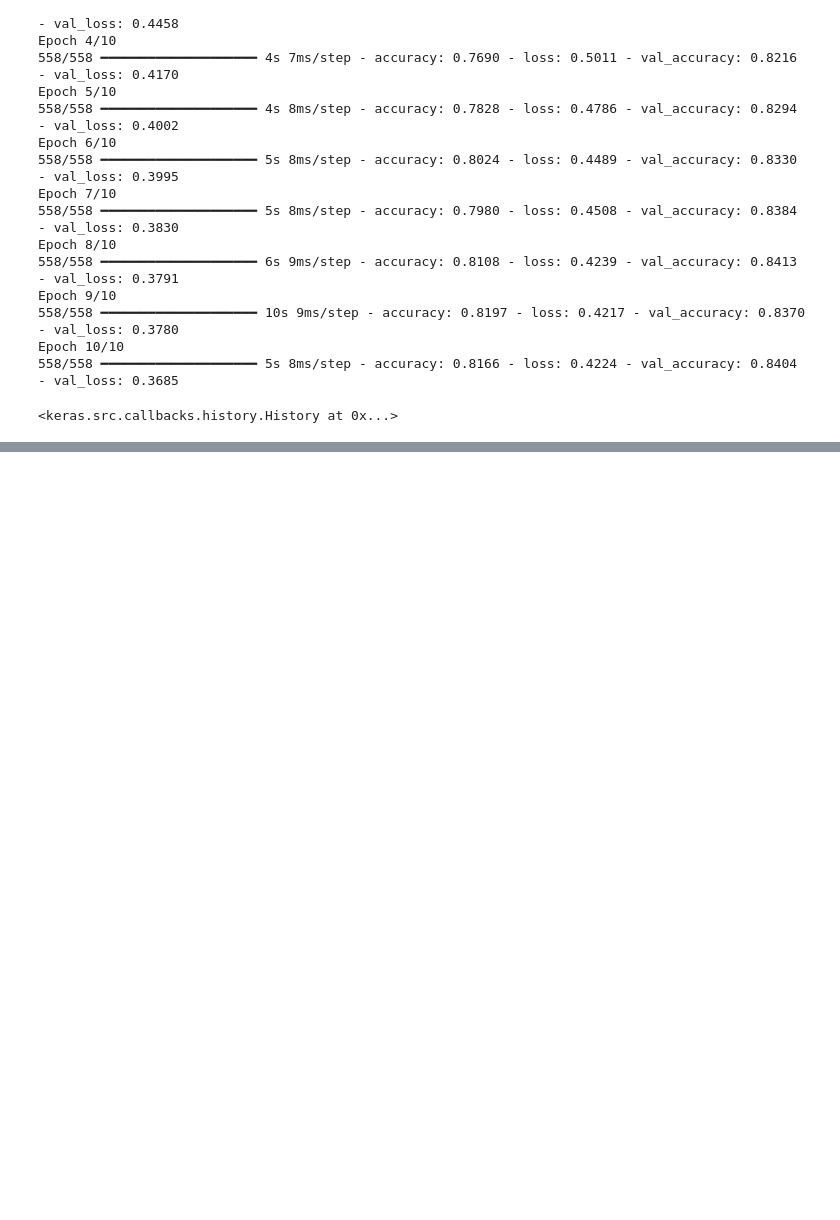
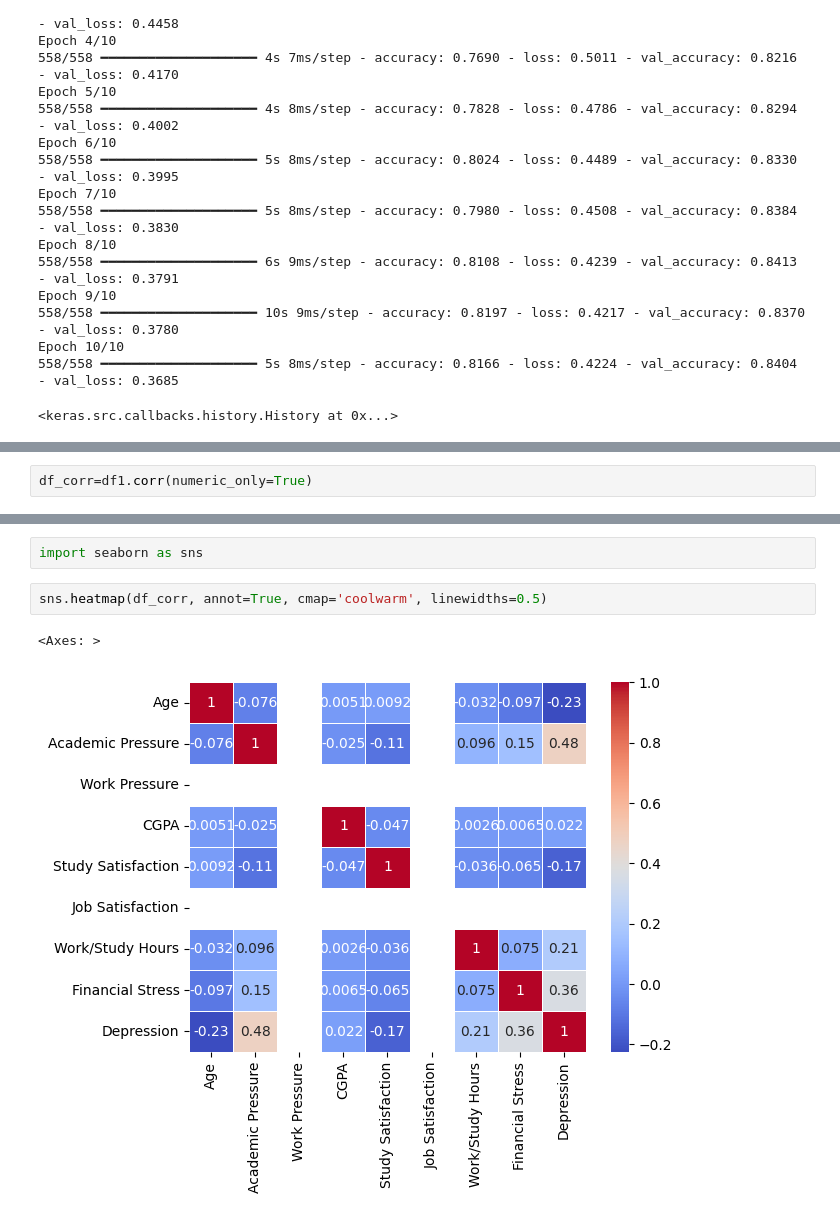
Before and after one commit to leman-cap13/Machine_Learning, a Jupyter notebook: student_depression_nn.ipynb, the cells around one changed output, grey strips where cells are left out. Drawn from its saved outputs; the diff is of its cells as text; blank space fills up the shorter version.

```diff
--- a/student_depression_nn.ipynb
+++ b/student_depression_nn.ipynb
@@ -495,0 +504,2 @@ Epoch 10/10
+# %%
+df_corr=df1.corr(numeric_only=True)
@@ -495,0 +519,7 @@ Epoch 10/10
+# %%
+import seaborn as sns
+# %%
+sns.heatmap(df_corr, annot=True, cmap='coolwarm', linewidths=0.5)
+# %% [output]
+<Axes: >
+[figure, added]
```
Also changed, not shown: parts of 5 cells of this notebook.
